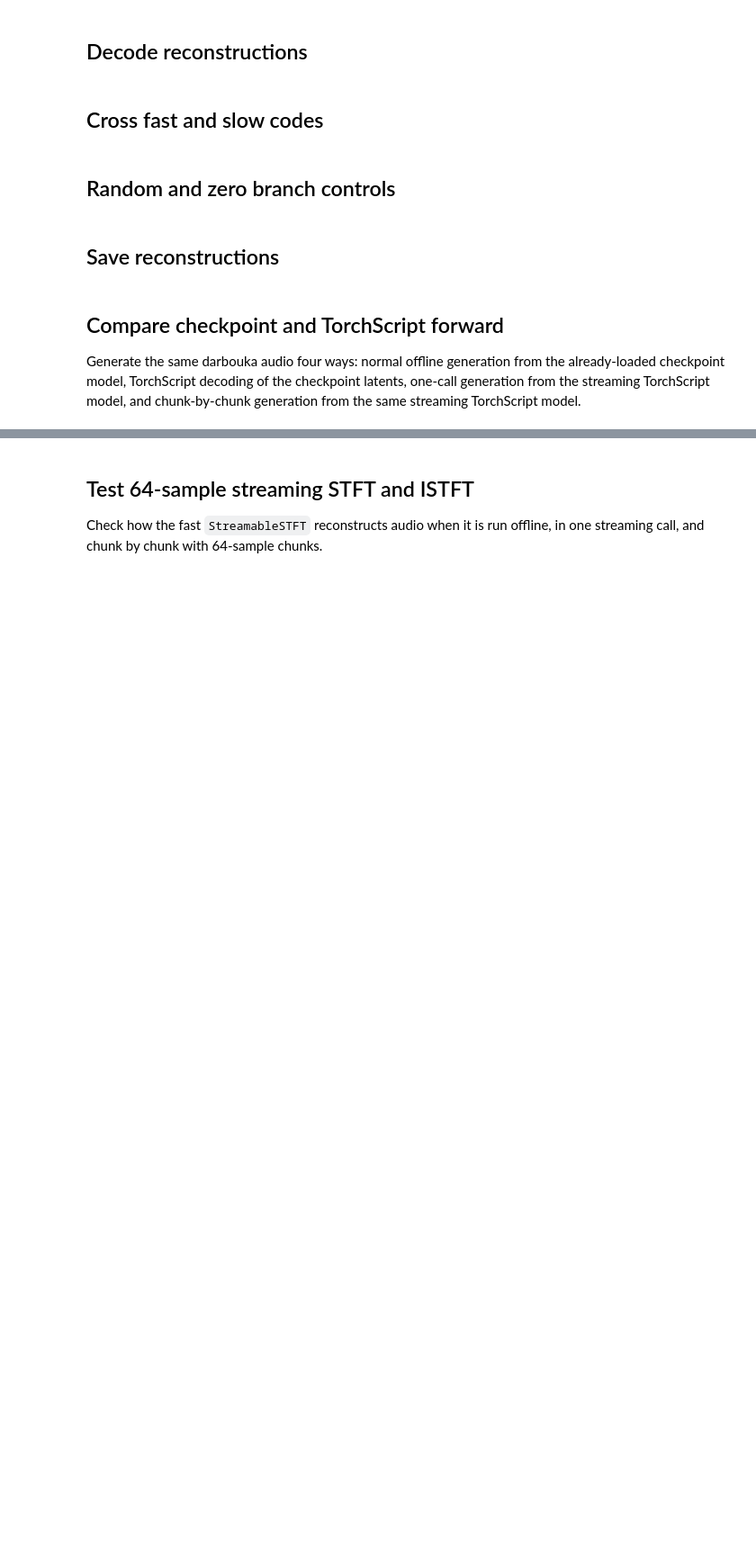
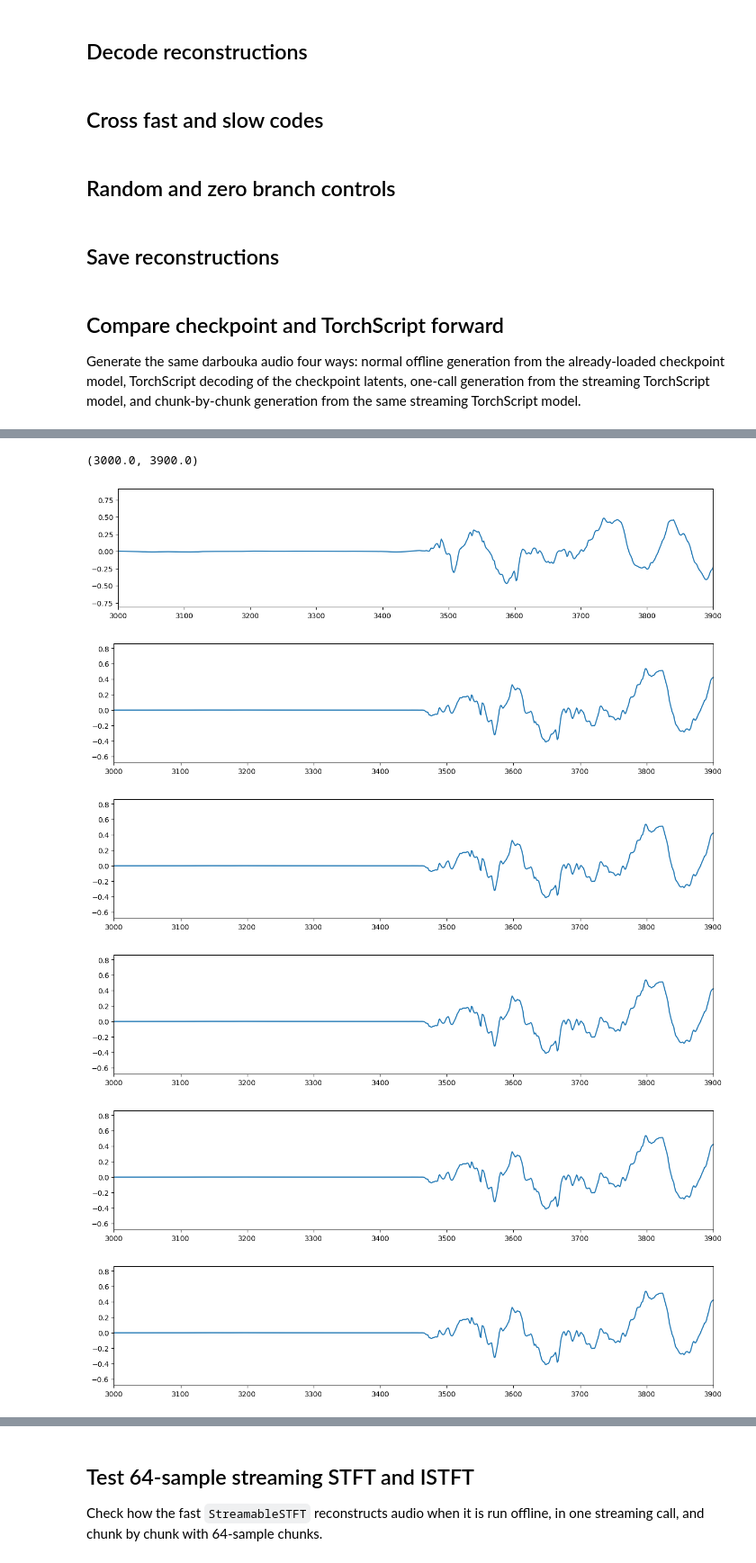
Before and after one commit to NilsDem/AFTER, a Jupyter notebook: notebooks/doubleae_codes_from_audio.ipynb, the cells around one changed output, grey strips where cells are left out. Shown at 90% size. Saved outputs shown, nothing was run; the diff lists cells and outputs as text; code cells hidden in the pictures; blank space fills up the shorter version.

```diff
--- a/notebooks/doubleae_codes_from_audio.ipynb
+++ b/notebooks/doubleae_codes_from_audio.ipynb
@@ -25,7 +29,7 @@ cc.use_cached_conv(False)
 ## Paths and options
 # %%
 # Folder containing config.gin and checkpoint*.pt files.
-model_dir = repo_root / "autoencoder_runs" / "doubleAE_darbouka_1000"
+model_dir = repo_root / "autoencoder_runs" / "doubleAE_darbouka_asym_freeze"
 
 # Use None for the latest checkpoint in model_dir, or set an integer step.
 checkpoint_step = None
@@ -452,0 +462,39 @@ zs.shape
+# %%
+import matplotlib.pyplot as plt
+
+plt.figure(figsize=(15,3))
+plt.plot(checkpoint_forward_normal.squeeze())
+plt.xlim(3000, 3900)
+
+plt.figure(figsize=(15,3))
+
+plt.plot(torchscript_forward_big_chunk.squeeze())
+plt.xlim(3000, 3900)
+
+plt.figure(figsize=(15,3))
+plt.plot(torchscript_forward_big_chunk_os.squeeze())
+plt.xlim(3000, 3900)
+
+plt.figure(figsize=(15,3))
+plt.plot(torchscript_forward_chunks.squeeze())
+plt.xlim(3000, 3900)
+
+plt.figure(figsize=(15,3))
+plt.plot(torchscript_full_chunk_by_chunk.squeeze())
+plt.xlim(3000, 3900)
+
+import matplotlib.pyplot as plt
+plt.figure(figsize=(15,3))
+plt.plot(torchscript_forward_chunk_encode.squeeze())
+plt.xlim(3000, 3900)
+plt.figure(figsize=(15,3))
+plt.plot(torchscript_forward_chunk_small.squeeze())
+plt.xlim(3000, 3900)
+# %% [output]
+(3000.0, 3900.0)
+[figure, added]
+[figure, added]
+[figure, added]
+[figure, added]
+[figure, added]
+[figure, added]
```
Also changed, not shown: parts of 8 cells of this notebook, 5 other files.
